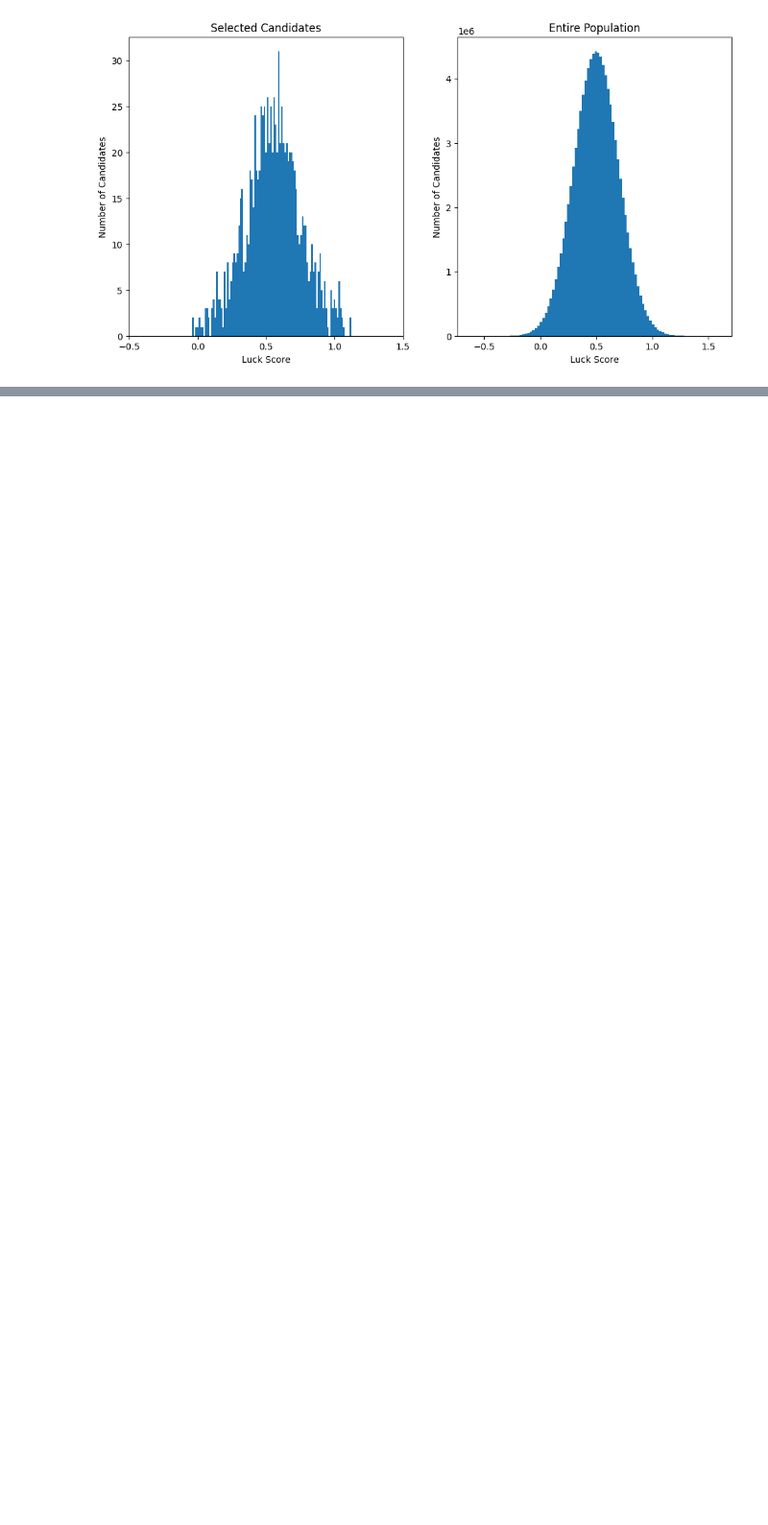
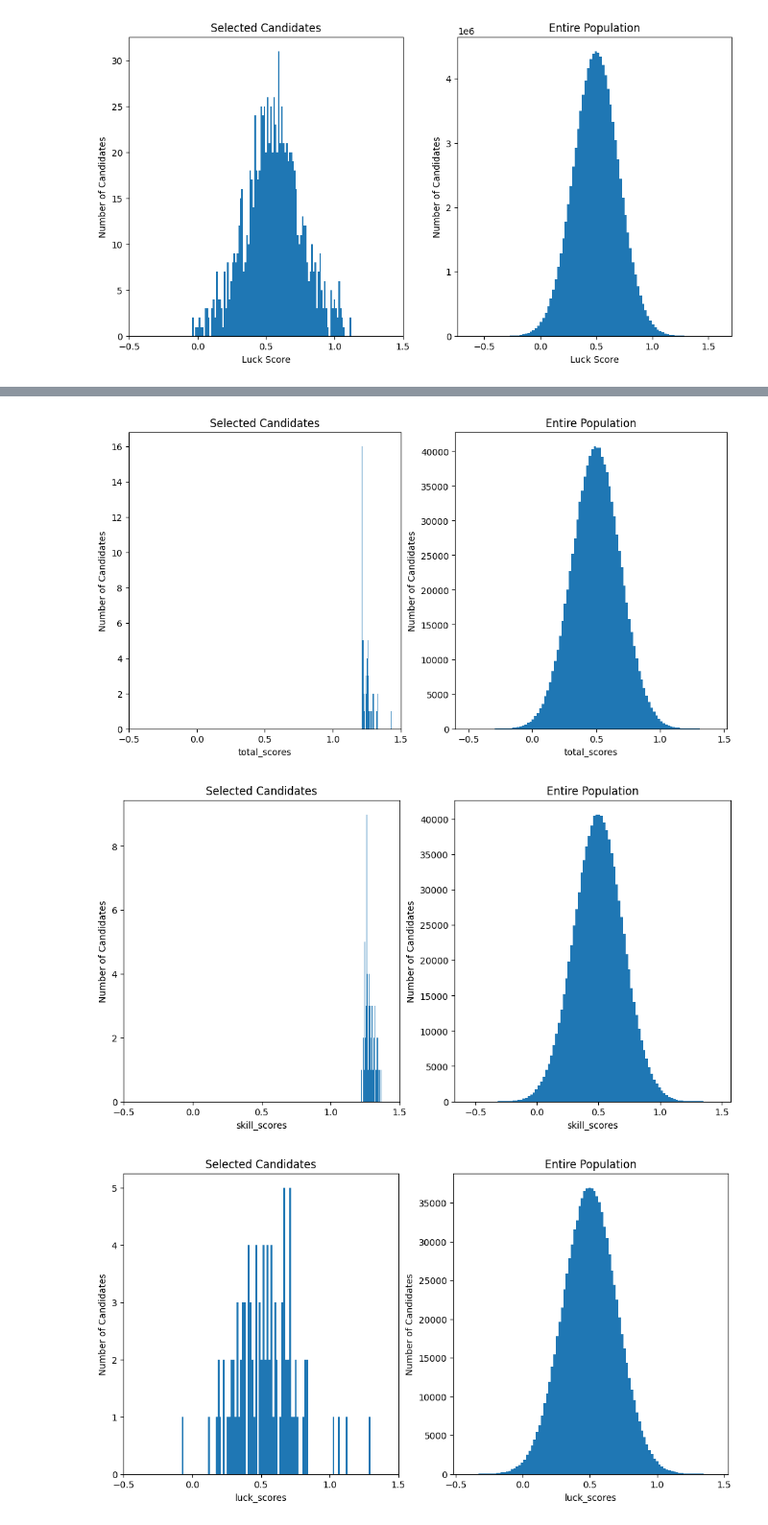
Before and after one commit to adhishm/luck, a Jupyter notebook: constant_skill-constant_luck.ipynb, the cells around one changed output, grey strips where cells are left out. Shown at 96% size. Drawn from its saved outputs; the diff is of its cells as text; code cells hidden in the pictures; blank space fills up the shorter version.

```diff
--- a/skill_vs_luck.ipynb
+++ b/constant_skill-constant_luck.ipynb
@@ -188,0 +207,15 @@ plt.show()
+# %%
+population = 1000000 # total number of candidates
+num_candidates = 100 # number of candidates to select
+luck_weight = 0.05 # weight of luck in the total score
+num_rounds = 100 # number of selection rounds to simulate
+# %%
+selection_results = []
+entire_population = []
+
+from tqdm.auto import tqdm
+
+for i in tqdm(range(num_rounds)):
+    selected_candidates, entire_pop = simulate_selection(population, num_candidates, luck_weight)
+    selection_results.append(selected_candidates)
+    entire_population.append(entire_pop)
@@ -188,0 +225,22 @@ plt.show()
+# %%
+cumulative_population_scores = np.array()
+
+plot_scores_distributions(
+    all_candidates=entire_population[0],
+    selected_candidates=selection_results[0],
+    attribute='total_scores',
+)
+plot_scores_distributions(
+    all_candidates=entire_population[0],
+    selected_candidates=selection_results[0],
+    attribute='skill_scores',
+)
+plot_scores_distributions(
+    all_candidates=entire_population[0],
+    selected_candidates=selection_results[0],
+    attribute='luck_scores',
+)
+# %% [output]
+[figure, added]
+[figure, added]
+[figure, added]
```
Also changed, not shown: parts of 4 cells of this notebook, 1 other file.
